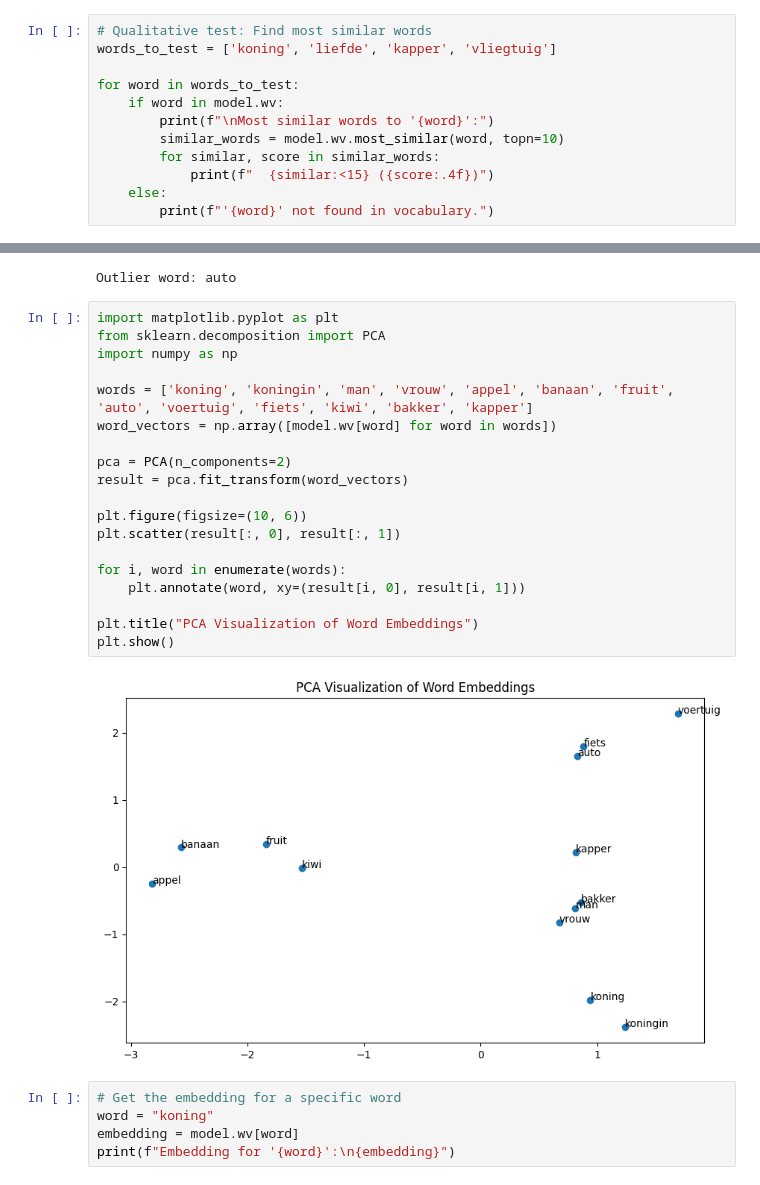
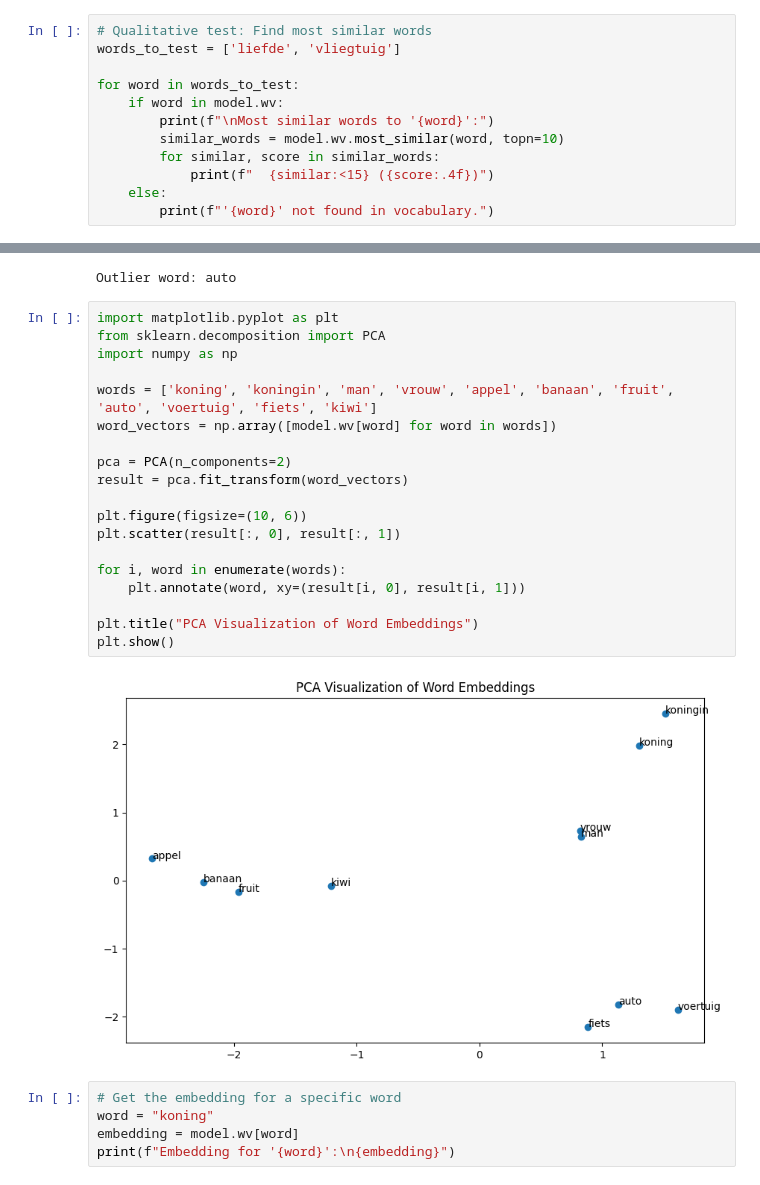
Before and after one commit to KleinJonasUVT/biasintransformers, a Jupyter notebook: code/word2vec_eval.ipynb, the cells around one changed output, grey strips where cells are left out. Drawn from its saved outputs; the diff is of its cells as text.

```diff
--- a/code/word2vec_eval.ipynb
+++ b/code/word2vec_eval.ipynb
@@ -18,7 +18,7 @@ Vocabulary size: 83025
 Model trained on 21,078,747 words.
 # %%
 # Qualitative test: Find most similar words
-words_to_test = ['koning', 'liefde', 'kapper', 'vliegtuig']
+words_to_test = ['liefde', 'vliegtuig']
 
 for word in words_to_test:
     if word in model.wv:
@@ -96,24 +96,24 @@ Outlier word: auto
 # %%
 import matplotlib.pyplot as plt
 from sklearn.decomposition import PCA
 import numpy as np
 
-words = ['koning', 'koningin', 'man', 'vrouw', 'appel', 'banaan', 'fruit', 'auto', 'voertuig', 'fiets', 'kiwi', 'bakker', 'kapper']
+words = ['koning', 'koningin', 'man', 'vrouw', 'appel', 'banaan', 'fruit', 'auto', 'voertuig', 'fiets', 'kiwi']
 word_vectors = np.array([model.wv[word] for word in words])
 
 pca = PCA(n_components=2)
 result = pca.fit_transform(word_vectors)
 
 plt.figure(figsize=(10, 6))
 plt.scatter(result[:, 0], result[:, 1])
 
 for i, word in enumerate(words):
     plt.annotate(word, xy=(result[i, 0], result[i, 1]))
 
 plt.title("PCA Visualization of Word Embeddings")
 plt.show()
 # %% [output]
-[figure, old version]
+[figure, new version]
 # %%
 # Get the embedding for a specific word
 word = "koning"
```
Also changed, not shown: parts of 5 cells of this notebook, 3 other files.
